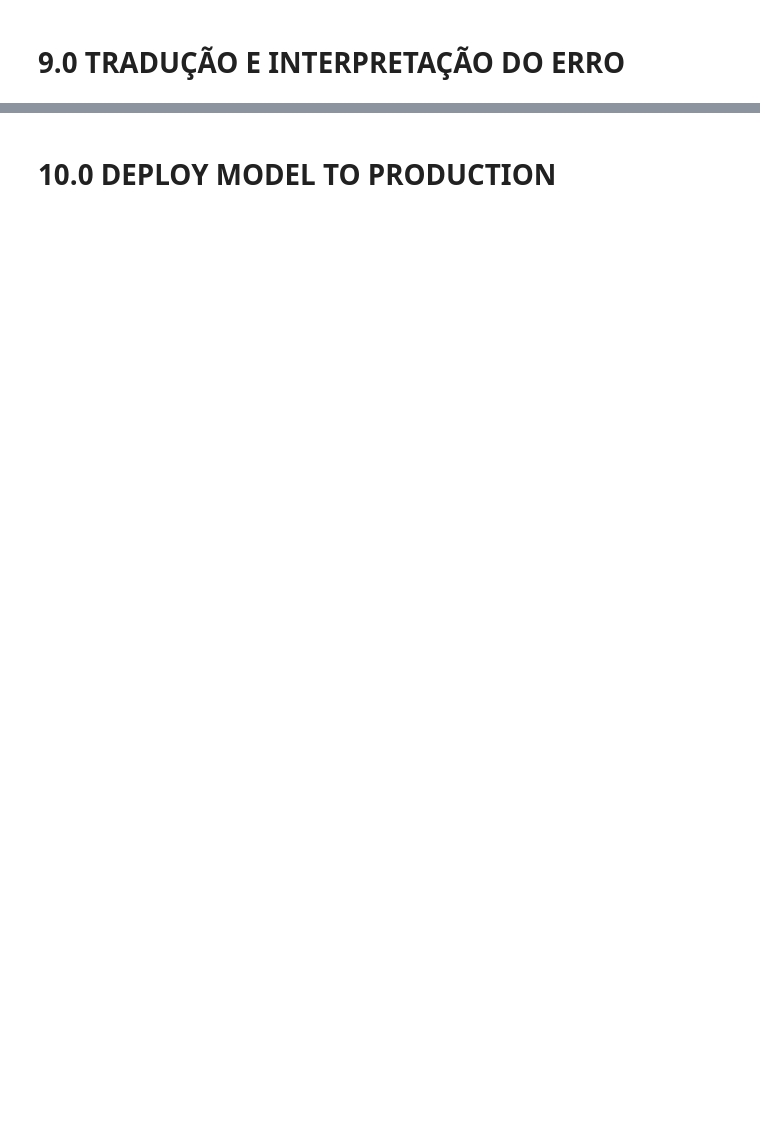
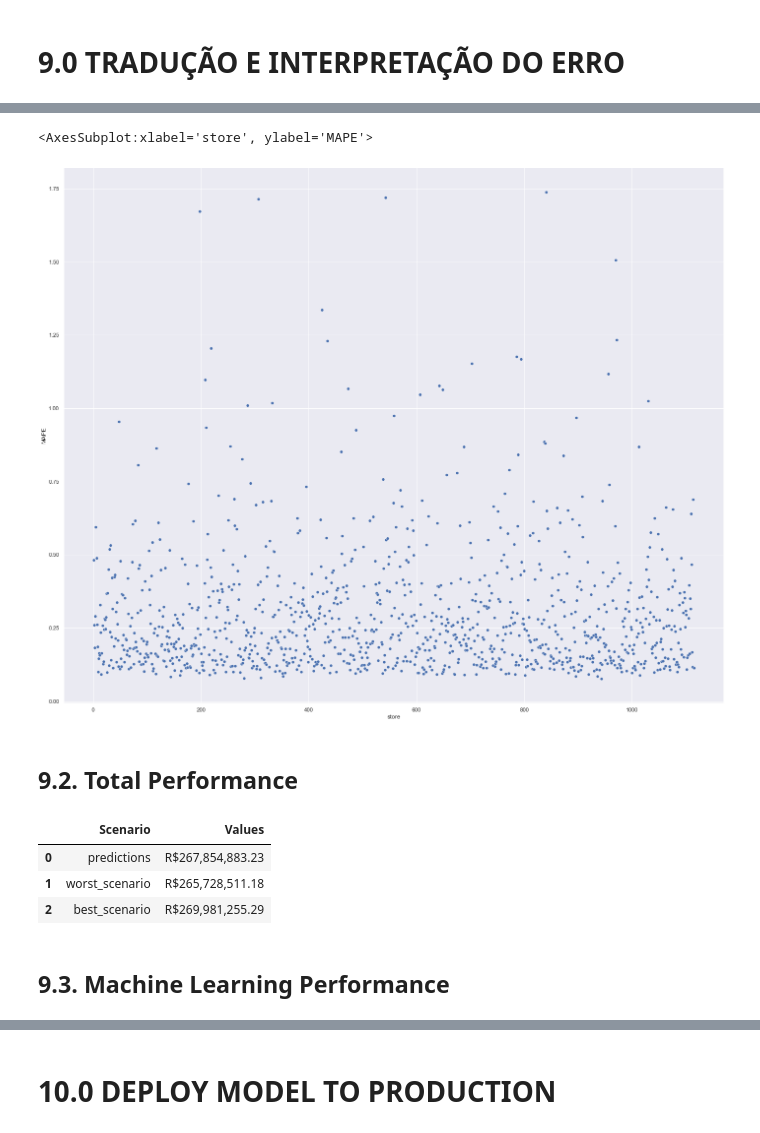
Before and after one commit to marcusbraggion/forecasting_sales, a Jupyter notebook: notebooks/forecasting_sales.ipynb, the cells around one changed output, grey strips where cells are left out. Cells and saved outputs as stored; diff of their text form; code cells hidden in the pictures; blank space fills up the shorter version.

Commit message:
finsished ml modeling and error interpretate

```diff
--- a/notebooks/forecasting_sales.ipynb
+++ b/notebooks/forecasting_sales.ipynb
@@ -677,6 +738,11 @@ cols_selected_boruta_full = cols_selected_boruta.copy()
 cols_selected_boruta_full.extend( feat_to_add )
 # %% [markdown]
 # 7.0 MACHINE LEARNING MODELLING
+# %%
+x_train = X_train[ cols_selected_boruta ]
+x_test = X_test[ cols_selected_boruta ]
+# Time Series Data Preparation
+x_training = X_train[ cols_selected_boruta_full ]
 # %% [markdown]
 ## 7.1 Average Model
 # %%
@@ -768,0 +784,10 @@ prophet_results.head()
+# %%
+ # model
+lrr = Lasso( alpha=0.01 ).fit( x_train, y_train )
+
+# prediction
+yhat_lrr = lrr.predict( x_test )
+
+# performance
+lrr_result = ml_error( 'Linear Regression - Lasso', np.expm1( y_test ), np.expm1( yhat_lrr ) )
+lrr_result
@@ -769,2 +826,8 @@ prophet_results.head()
 # %% [markdown]
 # 9.0 TRADUÇÃO E INTERPRETAÇÃO DO ERRO
+# %%
+df9 = X_test[ cols_selected_boruta_full ]
+
+# rescale
+df9['sales'] = np.expm1( df9['sales'] )
+df9['predictions'] = np.expm1( yhat_lrr )
@@ -770,0 +836,18 @@ prophet_results.head()
+# %%
+# sum of predictions
+df91 = df9[['store', 'predictions']].groupby( 'store' ).sum().reset_index()
+
+# MAE and MAPE
+df9_aux1 = df9[['store', 'sales', 'predictions']].groupby( 'store' ).apply(lambda x: mean_absolute_error( x['sales'], x['predictions'] ) ).reset_index().rename( columns={0:'MAE'})
+df9_aux2 = df9[['store', 'sales', 'predictions']].groupby( 'store' ).apply(lambda x: mean_absolute_percentage_error( x['sales'], x['predictions'] ) ).reset_index().rename( columns={0:'MAPE'})
+
+# Merge
+df9_aux3 = pd.merge( df9_aux1, df9_aux2, how='inner', on='store' )
+df92 = pd.merge( df91, df9_aux3, how='inner', on='store' )
+
+# Scenarios
+df92['worst_scenario'] = df92['predictions'] - df92['MAE']
+df92['best_scenario'] = df92['predictions'] + df92['MAE']
+
+# order columns
+df92 = df92[['store', 'predictions', 'worst_scenario', 'best_scenario', 'MAE', 'MAPE']]
@@ -770,0 +863,18 @@ prophet_results.head()
+# %%
+sns.scatterplot( x='store', y='MAPE', data=df92 )
+# %% [output]
+<AxesSubplot:xlabel='store', ylabel='MAPE'>
+[figure, added]
+# %% [markdown]
+## 9.2. Total Performance
+# %%
+df93 = df92[['predictions', 'worst_scenario', 'best_scenario']].apply( lambda x: np.sum( x ), axis=0 ).reset_index().rename( columns={'index': 'Scenario', 0:'Values'} )
+df93['Values'] = df93['Values'].map( 'R${:,.2f}'.format )
+df93
+# %% [output]
+|  | Scenario | Values |
+| 0 | predictions | R$267,854,883.23 |
+| 1 | worst_scenario | R$265,728,511.18 |
+| 2 | best_scenario | R$269,981,255.29 |
+# %% [markdown]
+## 9.3. Machine Learning Performance
```
Also changed, not shown: parts of 79 cells of this notebook.
